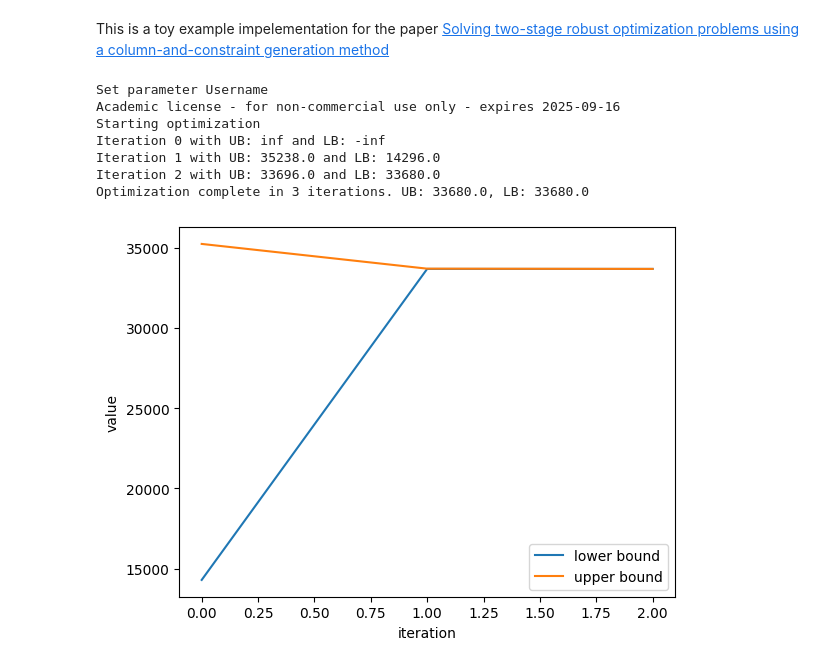
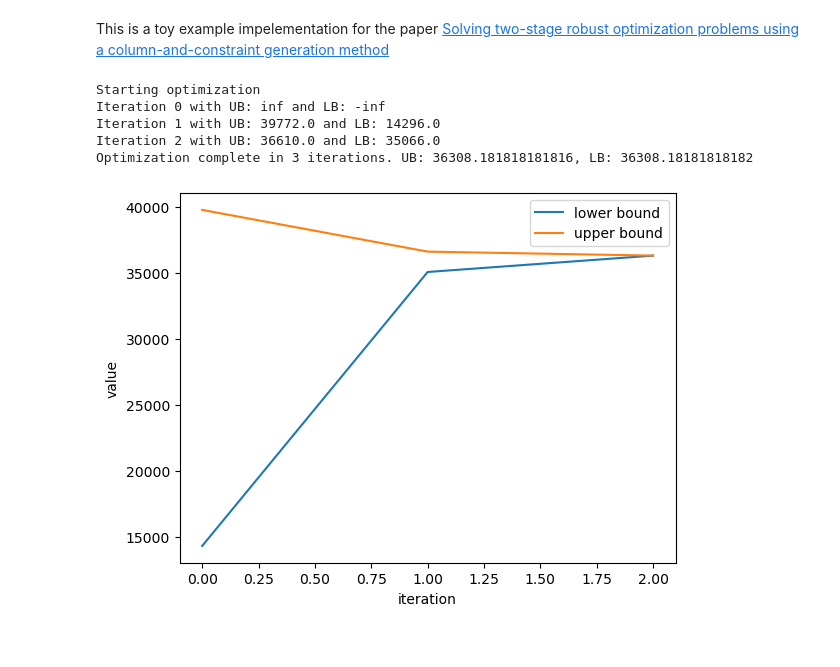
Before and after one commit to Lemutisme/2RO, a Jupyter notebook: test.ipynb, the cells around one changed output. Saved outputs shown, nothing was run; the diff lists cells and outputs as text; code cells hidden in the pictures.

```diff
--- a/test.ipynb
+++ b/test.ipynb
@@ -9,10 +37,11 @@ import matplotlib.pyplot as plt
 # %%
 class CCG_toy:
-    def __init__(self, f, a, c, capacity, init_d, M = 1e5, epsilon = 1e-5, max_iter=100, OutputFlag=0):
+    def __init__(self, f, a, c, capacity, init_d = None, M = 1e5, epsilon = 1e-5, max_iter=100, OutputFlag=0):
         self.f = f
         self.a = a
         self.c = c
         self.capacity = capacity
+        self.d = []
         self.init_d = init_d
 
         self.n = self.c.shape[0]
@@ -49,9 +78,10 @@ class CCG_toy:
         for i in range(self.n):
             row_sum_x = sum(self.x_SP[i,j] for j in range(self.m))
             self.MP.addConstr(row_sum_x <= self.z[i], name=f"sum_x_{i} <= z{i}")
-        for j in range(self.m):
-            col_sum_x = sum(self.x_SP[i,j] for i in range(self.n))
-            self.MP.addConstr(col_sum_x >= self.init_d[j], name=f"sum_x_{j} >= opt_d{j}")
+        if self.init_d is not None:
+            for j in range(self.m):
+                col_sum_x = sum(self.x_SP[i,j] for i in range(self.n))
+                #self.MP.addConstr(col_sum_x >= self.init_d[j], name=f"sum_x_{j} >= opt_d{j}")
 
         # Adversarial problem
         self.SP = gp.Model("CC&G Sub")
@@ -59,10 +89,12 @@ class CCG_toy:
         self.g = self.SP.addVars(range(self.n), lb=0, ub=1, vtype=gp.GRB.CONTINUOUS, name="g")
         self.d = self.SP.addVars(range(self.m), lb=0, ub=gp.GRB.INFINITY, vtype=gp.GRB.CONTINUOUS, name="d")
 
-        self.SP.addConstrs(self.d[j] == self.init_d[j] + 40 * self.g[j] for j in range(self.m))
+        if self.init_d is not None:
+            self.SP.addConstrs(self.d[j] == self.init_d[j] + 40 * self.g[j] for j in range(self.m))
+
         self.SP.addConstr(sum(self.g[i] for i in range(self.n)) <= 3)
-        self.SP.addConstr(sum(self.g[i] for i in range(self.n)) <= 1.8)
-        self.SP.addConstr(self.g[0] + self.g[1] <= 1.2)
+        #self.SP.addConstr(sum(self.g[i] for i in range(self.n)) <= 1.8)
+        #self.SP.addConstr(self.g[0] + self.g[1] <= 1.2)
 
     def solve_master(self):
         if self.OutputFlag:
@@ -165,7 +197,7 @@ class CCG_toy:
 
             elif self.SP.Status == gp.GRB.UNBOUNDED:
                 # Update the upper bound
-                self.UB = min(self.UB,self.SP.ObjVal)
+                self.UB = min(self.UB, self.SP.ObjVal)
                 self.ub_set.append(self.UB)
 
                 var_name = f'x{self.k}'
@@ -192,20 +224,18 @@ class CCG_toy:
 # %%
 f = np.array([400,414,326])
 a = np.array([18,25,20])
 c = np.array([[22,33,24],
               [33,23,30],
               [20,25,27]])
 capacity = 800
 init_d = np.array([206,274,220])
 
-ccg = CCG_toy(f, a, c, capacity, init_d)
+ccg = CCG_toy(f, a, c, capacity)
 ccg.optimize()
 # %% [output]
-Set parameter Username
-Academic license - for non-commercial use only - expires 2025-09-16
 Starting optimization
 Iteration 0 with UB: inf and LB: -inf
-Iteration 1 with UB: 35238.0 and LB: 14296.0
-Iteration 2 with UB: 33696.0 and LB: 33680.0
-Optimization complete in 3 iterations. UB: 33680.0, LB: 33680.0
+Iteration 1 with UB: 39772.0 and LB: 14296.0
+Iteration 2 with UB: 36610.0 and LB: 35066.0
+Optimization complete in 3 iterations. UB: 36308.181818181816, LB: 36308.18181818182
-[figure, old version]
+[figure, new version]
```
Also changed, not shown: parts of 4 cells of this notebook, 1 other file.
